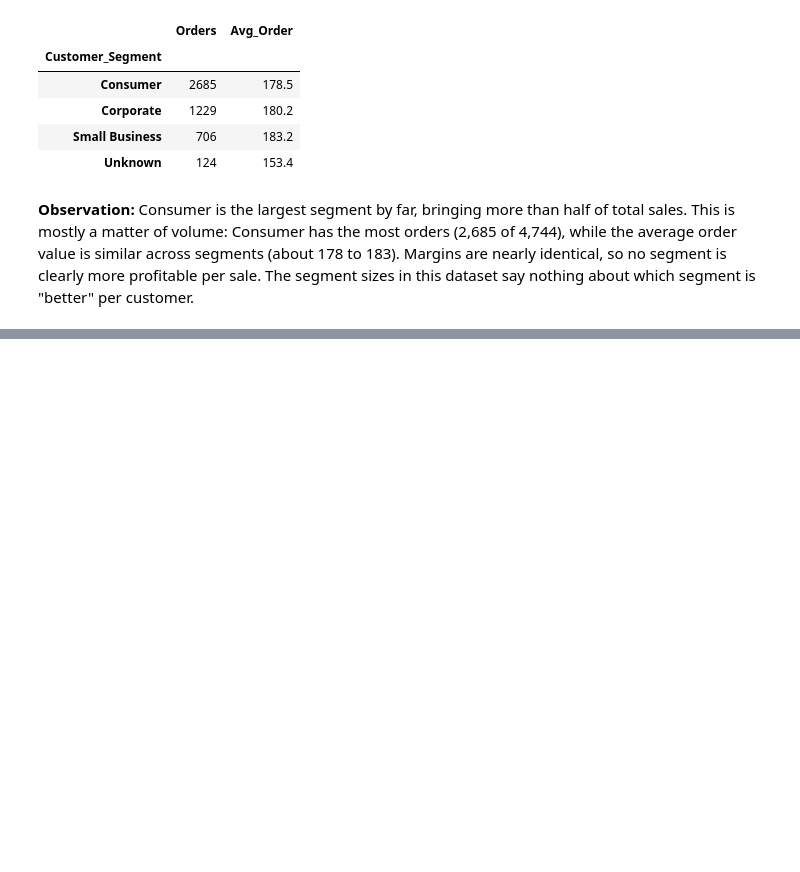
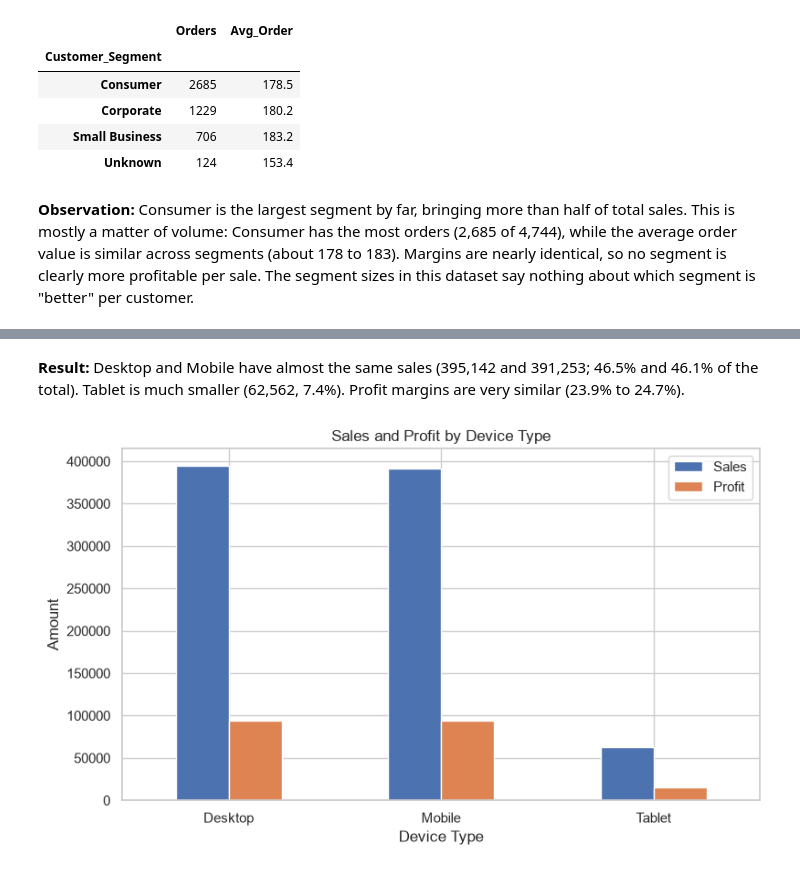
Before and after one commit to ariful3551/Ecommerce-Orders-Analysis, a Jupyter notebook: notebooks/03_eda_visualization.ipynb, the cells around one changed output, grey strips where cells are left out. Cells and saved outputs as stored; diff of their text form; code cells hidden in the pictures; blank space fills up the shorter version.

Commit message:
Add sales and profit by device type

```diff
--- a/notebooks/03_eda_visualization.ipynb
+++ b/notebooks/03_eda_visualization.ipynb
@@ -288,0 +291,3 @@ sales_df.groupby("Customer_Segment").agg(Orders=("Order_ID", "count"), Avg_Order
+# %%
+device_summary = summarize("Device_Type")
+device_summary
@@ -288,0 +300,12 @@ sales_df.groupby("Customer_Segment").agg(Orders=("Order_ID", "count"), Avg_Order
+# %% [markdown]
+**Result:** Desktop and Mobile have almost the same sales (395,142 and 391,253; 46.5% and 46.1% of the total). Tablet is much smaller (62,562, 7.4%). Profit margins are very similar (23.9% to 24.7%).
+# %%
+ax = device_summary[["Sales", "Profit"]].plot(kind="bar")
+ax.set_title("Sales and Profit by Device Type")
+ax.set_xlabel("Device Type")
+ax.set_ylabel("Amount")
+plt.xticks(rotation=0)
+plt.savefig("../reports/figures/06_sales_profit_by_device.png", dpi=150, bbox_inches="tight")
+plt.show()
+# %% [output]
+[figure, added]
```
Also changed, not shown: parts of 4 cells of this notebook, 1 other file.
